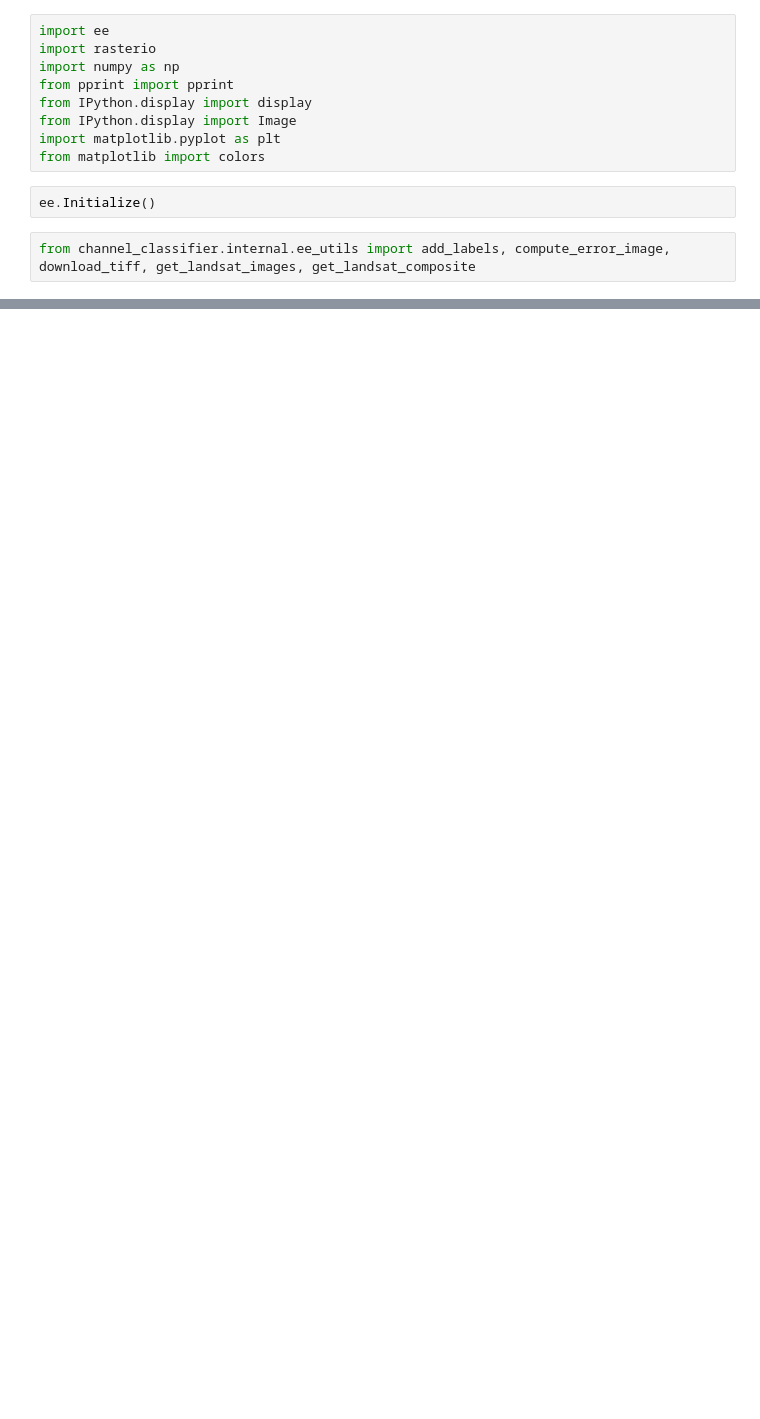
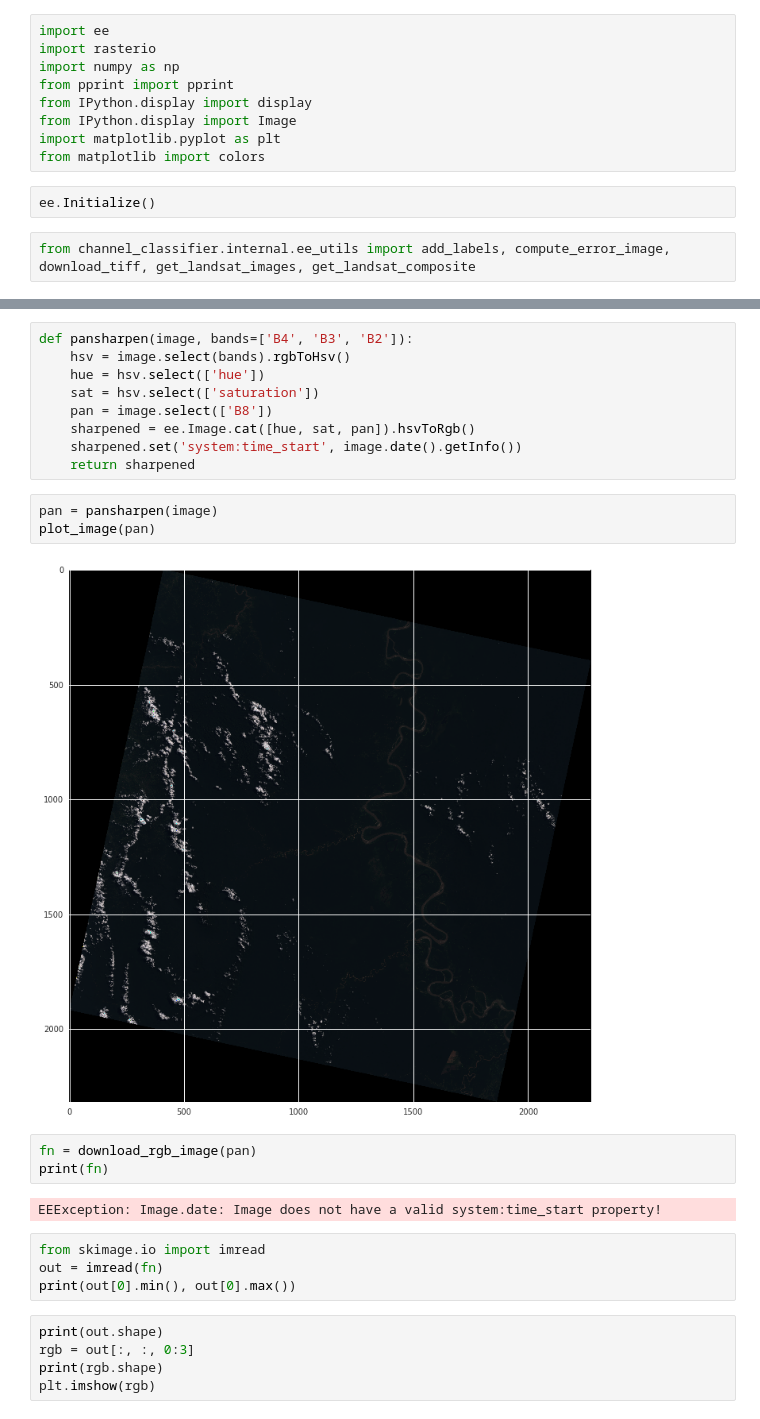
Before and after one commit to nongroup-lanl/ee-notebooks, a Jupyter notebook: rio-madre-de-dios.ipynb, the cells around one changed output, grey strips where cells are left out. Saved outputs shown, nothing was run; the diff lists cells and outputs as text; blank space fills up the shorter version.

```diff
--- a/rio-madre-de-dios.ipynb
+++ b/rio-madre-de-dios.ipynb
@@ -42,0 +73,28 @@ plot_image(image)
+# %%
+def pansharpen(image, bands=['B4', 'B3', 'B2']):
+    hsv = image.select(bands).rgbToHsv()
+    hue = hsv.select(['hue'])
+    sat = hsv.select(['saturation'])
+    pan = image.select(['B8'])
+    sharpened = ee.Image.cat([hue, sat, pan]).hsvToRgb()
+    sharpened.set('system:time_start', image.date().getInfo())
+    return sharpened
+# %%
+pan = pansharpen(image)
+plot_image(pan)
+# %% [output]
+[figure, added]
+# %%
+fn = download_rgb_image(pan)
+print(fn)
+# %% [output]
+EEException: Image.date: Image does not have a valid system:time_start property!
+# %%
+from skimage.io import imread
+out = imread(fn)
+print(out[0].min(), out[0].max())
+# %%
+print(out.shape)
+rgb = out[:, :, 0:3]
+print(rgb.shape)
+plt.imshow(rgb)
```
Also changed, not shown: parts of 11 cells of this notebook, 1 other file.
